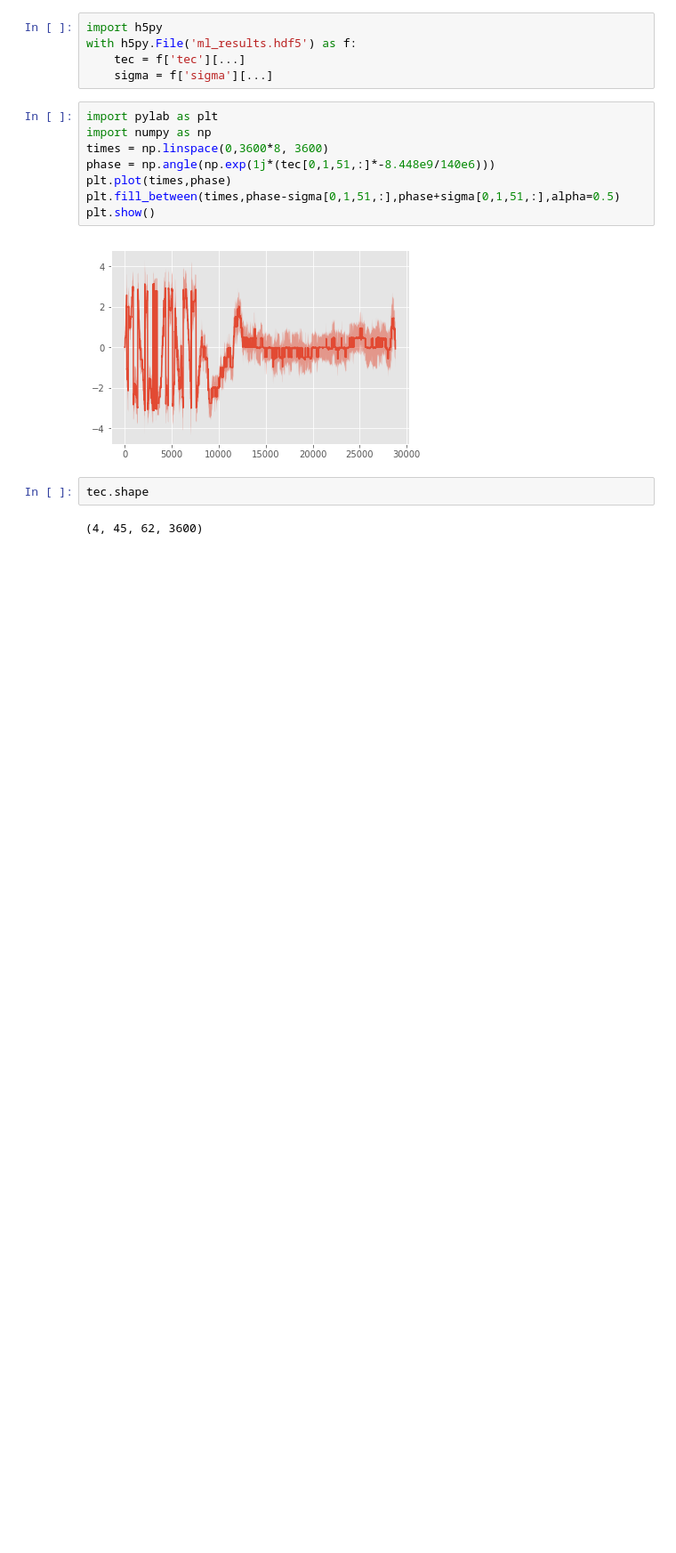
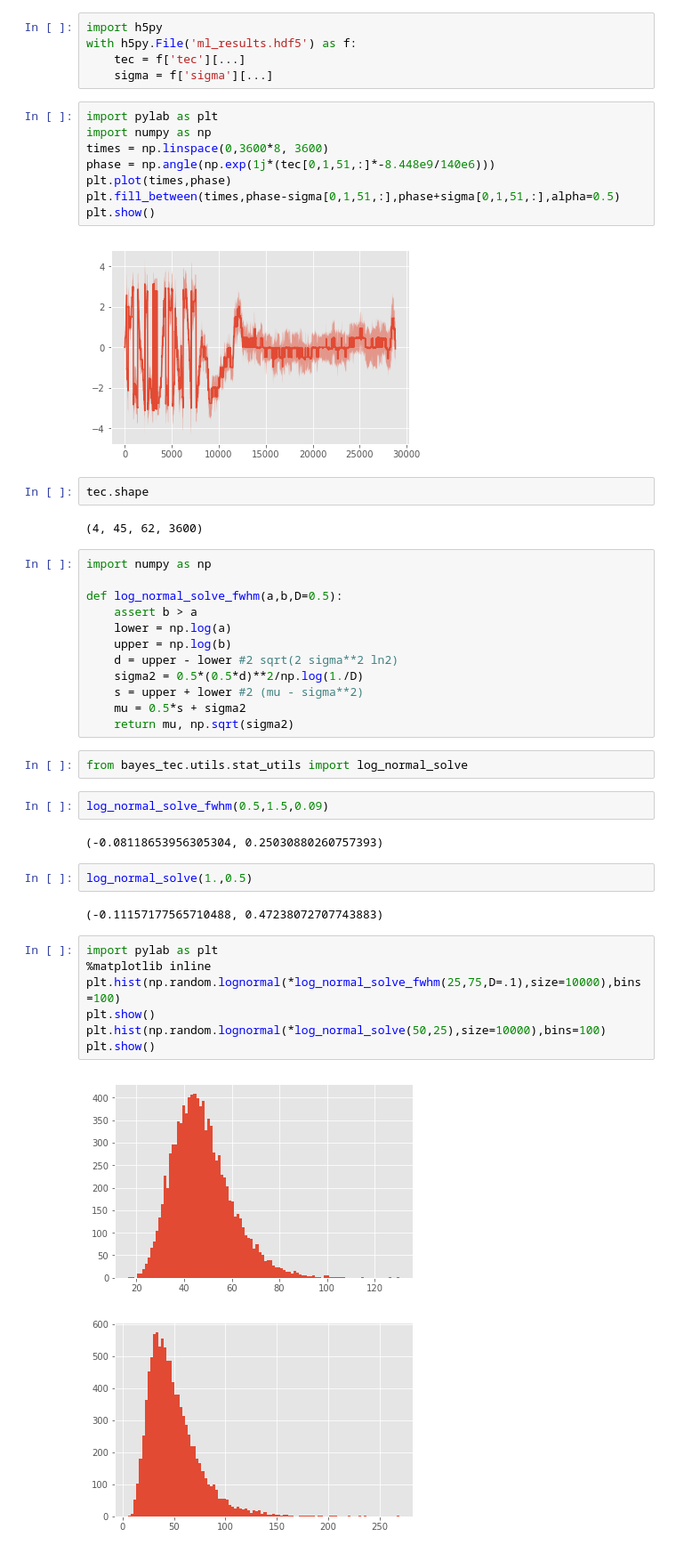
Before and after one commit to Joshuaalbert/bayes_tec, a Jupyter notebook: notebooks/devel/plot.ipynb, the cells around one changed output. Shown: that part at 89% size. Saved outputs shown, nothing was run; the diff lists cells and outputs as text; blank space fills up the shorter version.

```diff
--- a/notebooks/devel/plot.ipynb
+++ b/notebooks/devel/plot.ipynb
@@ -91,3 +91,35 @@ plt.show()
 tec.shape
 # %% [output]
 (4, 45, 62, 3600)
+# %%
+import numpy as np
+
+def log_normal_solve_fwhm(a,b,D=0.5):
+    assert b > a
+    lower = np.log(a)
+    upper = np.log(b)
+    d = upper - lower #2 sqrt(2 sigma**2 ln2)
+    sigma2 = 0.5*(0.5*d)**2/np.log(1./D)
+    s = upper + lower #2 (mu - sigma**2)
+    mu = 0.5*s + sigma2
+    return mu, np.sqrt(sigma2)
+# %%
+from bayes_tec.utils.stat_utils import log_normal_solve
+# %%
+log_normal_solve_fwhm(0.5,1.5,0.09)
+# %% [output]
+(-0.08118653956305304, 0.25030880260757393)
+# %%
+log_normal_solve(1.,0.5)
+# %% [output]
+(-0.11157177565710488, 0.47238072707743883)
+# %%
+import pylab as plt
+%matplotlib inline
+plt.hist(np.random.lognormal(*log_normal_solve_fwhm(25,75,D=.1),size=10000),bins=100)
+plt.show()
+plt.hist(np.random.lognormal(*log_normal_solve(50,25),size=10000),bins=100)
+plt.show()
+# %% [output]
+[figure, added]
+[figure, added]
```
Also changed, not shown: parts of 1 cell of this notebook, 6 other files.
